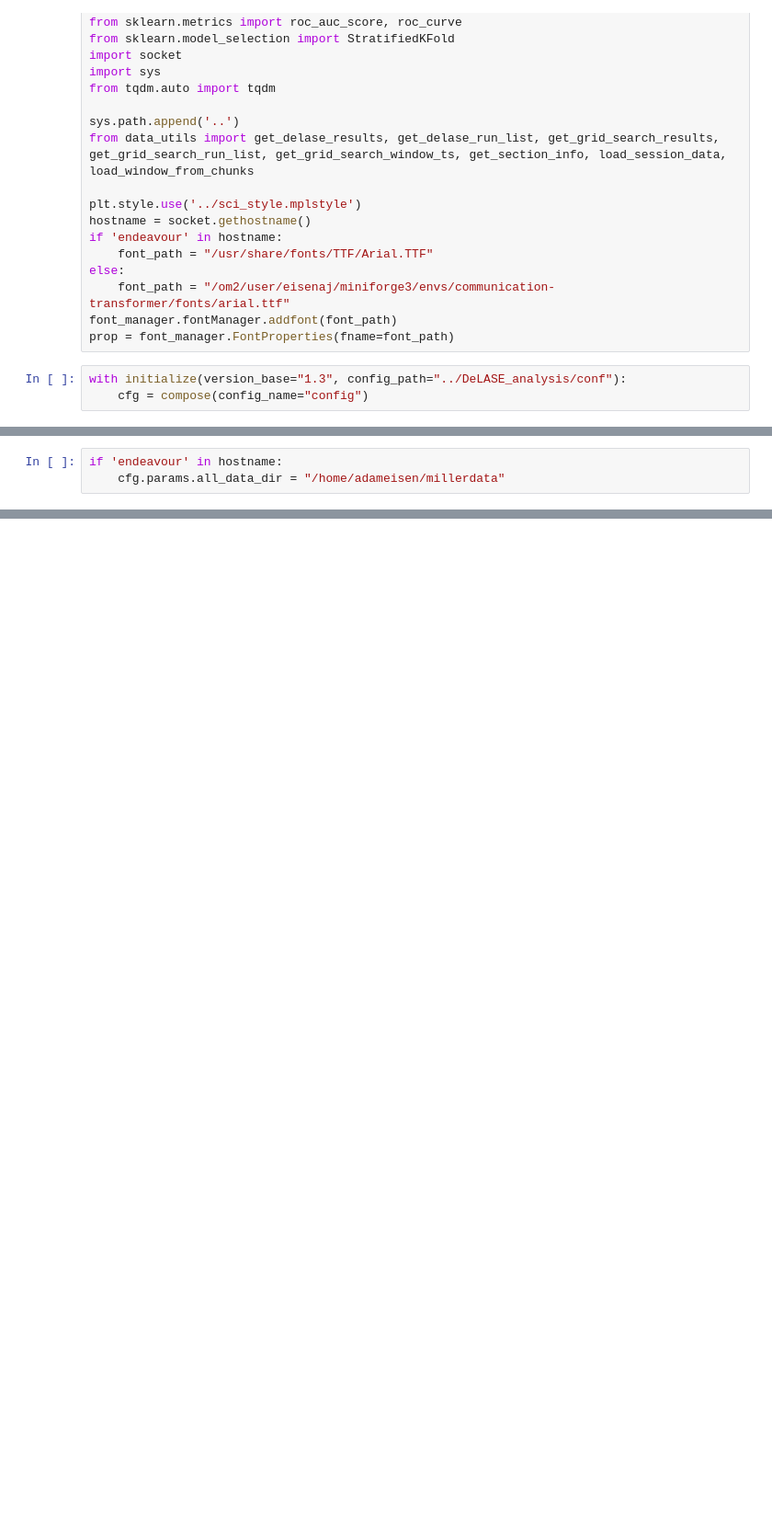
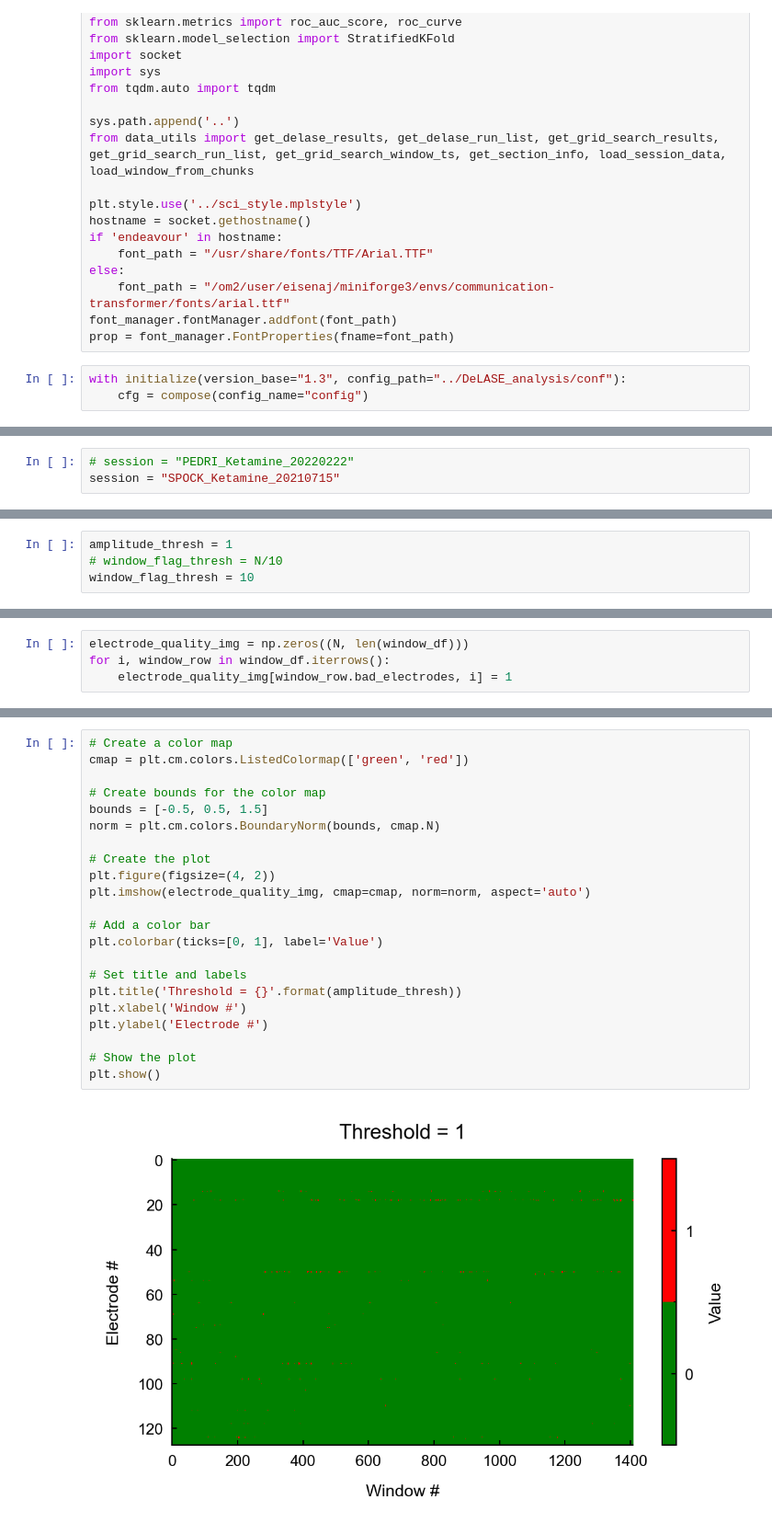
Before and after one commit to adamjeisen/UniversalUnconsciousness, a Jupyter notebook: _jupyter/2024-10-01 - Filtering Electrodes.ipynb, the cells around one changed output, grey strips where cells are left out. Shown: that part at 92% size. Cells and saved outputs as stored; diff of their text form; blank space fills up the shorter version.

```diff
--- a/_jupyter/2024-10-01 - Filtering Electrodes.ipynb
+++ b/_jupyter/2024-10-01 - Filtering Electrodes.ipynb
@@ -42,3 +38,0 @@ session = "PEDRI_Ketamine_20220222"
-# %%
-if 'endeavour' in hostname:
-    cfg.params.all_data_dir = "/home/adameisen/millerdata"
@@ -295,0 +39,3 @@ len(np.where(bad_electrode_df.bad_electrode_inds.apply(lambda x: 18 in x))[0])/l
+# %%
+# session = "PEDRI_Ketamine_20220222"
+session = "SPOCK_Ketamine_20210715"
@@ -295,0 +59,4 @@ len(np.where(bad_electrode_df.bad_electrode_inds.apply(lambda x: 18 in x))[0])/l
+# %%
+amplitude_thresh = 1
+# window_flag_thresh = N/10
+window_flag_thresh = 10
@@ -295,0 +83,4 @@ len(np.where(bad_electrode_df.bad_electrode_inds.apply(lambda x: 18 in x))[0])/l
+# %%
+electrode_quality_img = np.zeros((N, len(window_df)))
+for i, window_row in window_df.iterrows():
+    electrode_quality_img[window_row.bad_electrodes, i] = 1
@@ -295,0 +91,24 @@ len(np.where(bad_electrode_df.bad_electrode_inds.apply(lambda x: 18 in x))[0])/l
+# %%
+# Create a color map
+cmap = plt.cm.colors.ListedColormap(['green', 'red'])
+
+# Create bounds for the color map
+bounds = [-0.5, 0.5, 1.5]
+norm = plt.cm.colors.BoundaryNorm(bounds, cmap.N)
+
+# Create the plot
+plt.figure(figsize=(4, 2))
+plt.imshow(electrode_quality_img, cmap=cmap, norm=norm, aspect='auto')
+
+# Add a color bar
+plt.colorbar(ticks=[0, 1], label='Value')
+
+# Set title and labels
+plt.title('Threshold = {}'.format(amplitude_thresh))
+plt.xlabel('Window #')
+plt.ylabel('Electrode #')
+
+# Show the plot
+plt.show()
+# %% [output]
+[figure, added]
```
Also changed, not shown: parts of 50 cells of this notebook, 7 other files.
